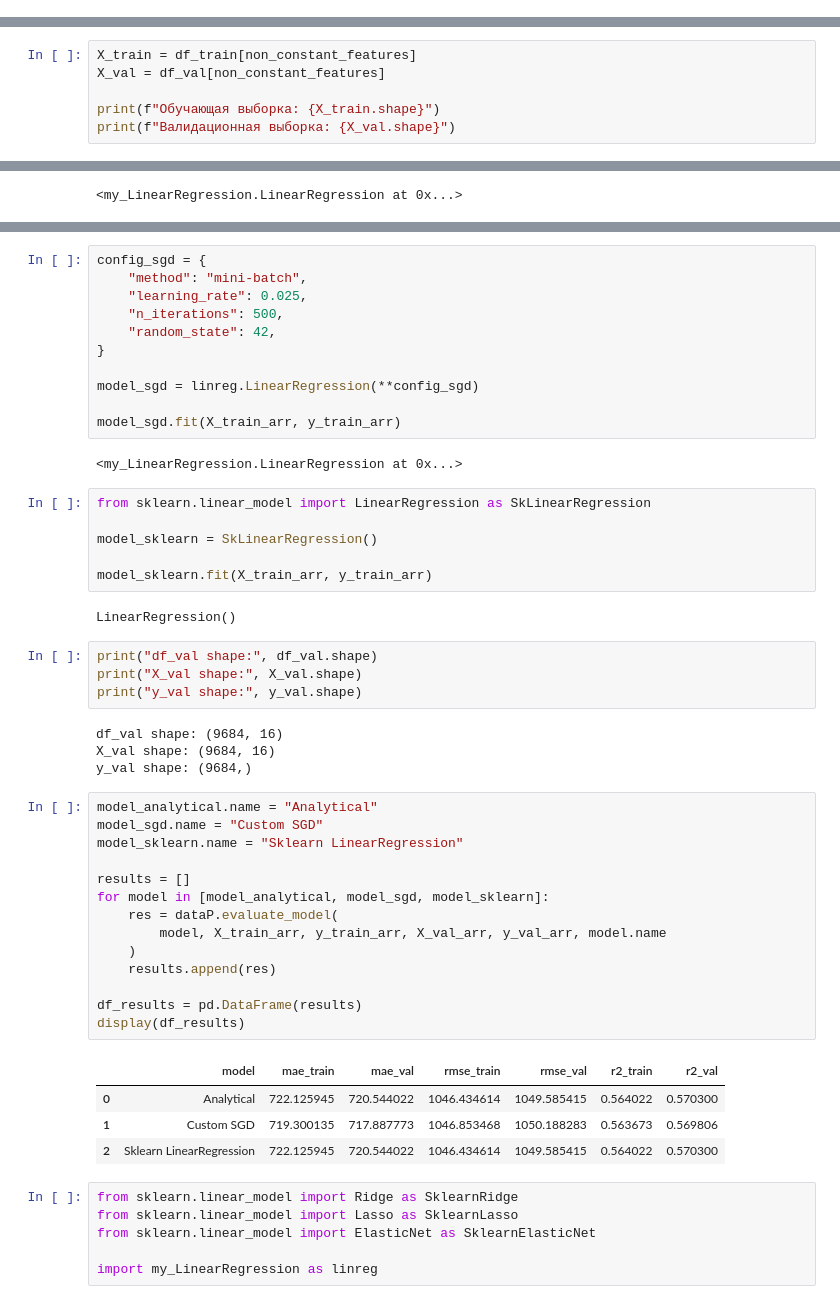
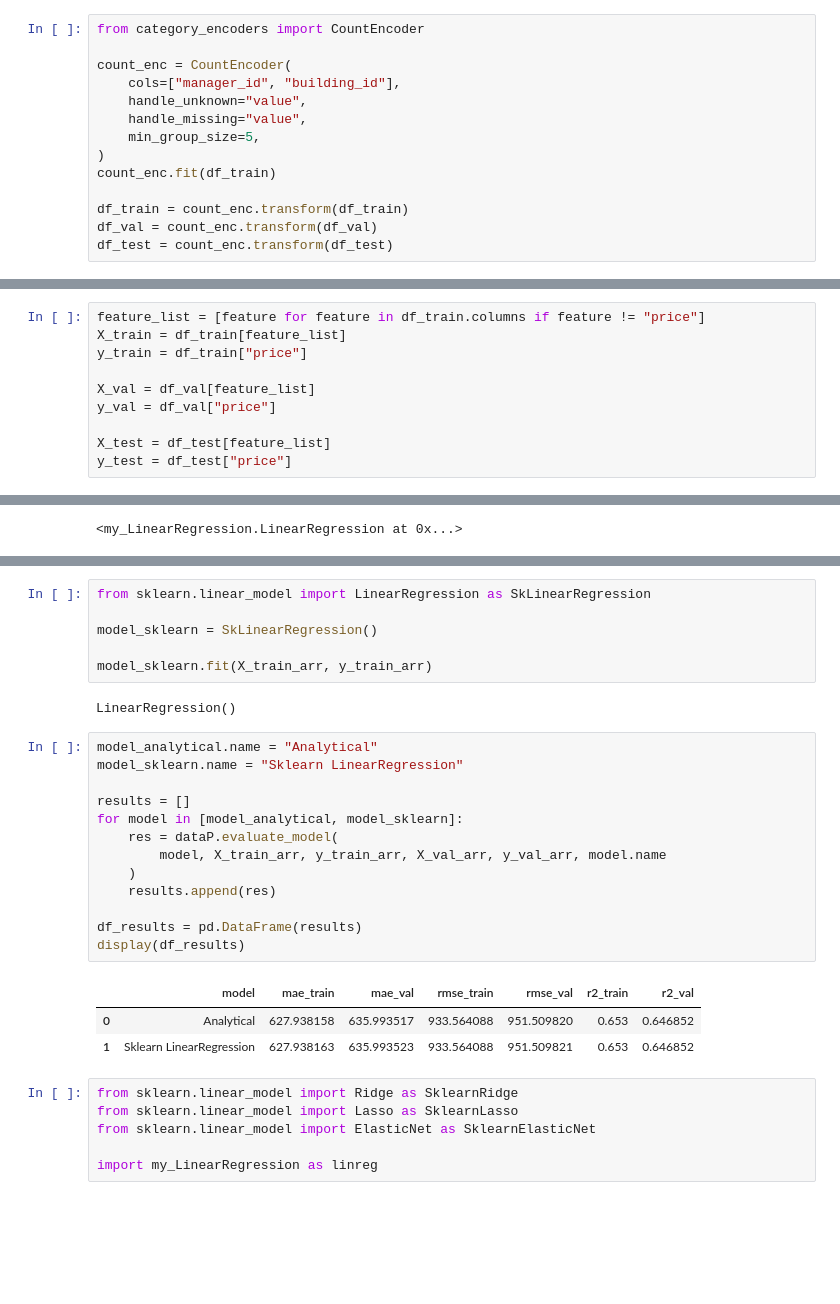
Before and after one commit to VadimGushchin/supervisedlinearregression, a Jupyter notebook: src/ML2.ipynb, the cells around one changed output, grey strips where cells are left out. Cells and saved outputs as stored; diff of their text form; blank space fills up the shorter version.

```diff
--- a/src/ML2.ipynb
+++ b/src/ML2.ipynb
@@ -593,0 +465,14 @@ terrace
+# %%
+from category_encoders import CountEncoder
+
+count_enc = CountEncoder(
+    cols=["manager_id", "building_id"],
+    handle_unknown="value",
+    handle_missing="value",
+    min_group_size=5,
+)
+count_enc.fit(df_train)
+
+df_train = count_enc.transform(df_train)
+df_val = count_enc.transform(df_val)
+df_test = count_enc.transform(df_test)
@@ -594,3 +502,13 @@ terrace
+# %%
+feature_list = [feature for feature in df_train.columns if feature != "price"]
+X_train = df_train[feature_list]
+y_train = df_train["price"]
+
+X_val = df_val[feature_list]
+y_val = df_val["price"]
+
+X_test = df_test[feature_list]
+y_test = df_test["price"]
 # %% [markdown]
 __Детерминированная модель__ — это модель, которая при _одинаковых_ входных данных и гиперпараметрах всегда выдает ___одинаковый результат___. В контексте SGD детерминированность достигается путем фиксации:
 
@@ -612,9 +530,3 @@ $$
 где $SS_{res}$ — _сумма_ квадратов остатков модели, а $SS_{tot}$ — _общая_ дисперсия данных.
 
 Например, начение $R^2$ = 0.8 означает, что модель ___объясняет 80% вариативности___, что является очень хорошим результатом для задач регрессии. В целом, любой результат выше 0.5 принимается как приемлемый.
-# %%
-X_train = df_train[non_constant_features]
-X_val = df_val[non_constant_features]
-
-print(f"Обучающая выборка: {X_train.shape}")
-print(f"Валидационная выборка: {X_val.shape}")
@@ -708,16 +547,3 @@ __Парето-фронт__ - это множество решений, _ни о
-# %%
-config_sgd = {
-    "method": "mini-batch",
-    "learning_rate": 0.025,
-    "n_iterations": 500,
-    "random_state": 42,
-}
-
-model_sgd = linreg.LinearRegression(**config_sgd)
-
-model_sgd.fit(X_train_arr, y_train_arr)
-# %% [output]
-<my_LinearRegression.LinearRegression at 0x...>
 # %%
 from sklearn.linear_model import LinearRegression as SkLinearRegression
 
@@ -726,33 +552,23 @@ model_sklearn = SkLinearRegression()
 model_sklearn.fit(X_train_arr, y_train_arr)
 # %% [output]
 LinearRegression()
-# %%
-print("df_val shape:", df_val.shape)
-print("X_val shape:", X_val.shape)
-print("y_val shape:", y_val.shape)
-# %% [output]
-df_val shape: (9684, 16)
-X_val shape: (9684, 16)
-y_val shape: (9684,)
 # %%
 model_analytical.name = "Analytical"
-model_sgd.name = "Custom SGD"
 model_sklearn.name = "Sklearn LinearRegression"
 
 results = []
-for model in [model_analytical, model_sgd, model_sklearn]:
+for model in [model_analytical, model_sklearn]:
     res = dataP.evaluate_model(
         model, X_train_arr, y_train_arr, X_val_arr, y_val_arr, model.name
     )
     results.append(res)
 
 df_results = pd.DataFrame(results)
 display(df_results)
 # %% [output]
 |  | model | mae_train | mae_val | rmse_train | rmse_val | r2_train | r2_val |
-| 0 | Analytical | 722.125945 | 720.544022 | 1046.434614 | 1049.585415 | 0.564022 | 0.570300 |
-| 1 | Custom SGD | 719.300135 | 717.887773 | 1046.853468 | 1050.188283 | 0.563673 | 0.569806 |
-| 2 | Sklearn LinearRegression | 722.125945 | 720.544022 | 1046.434614 | 1049.585415 | 0.564022 | 0.570300 |
+| 0 | Analytical | 627.938158 | 635.993517 | 933.564088 | 951.509820 | 0.653 | 0.646852 |
+| 1 | Sklearn LinearRegression | 627.938163 | 635.993523 | 933.564088 | 951.509821 | 0.653 | 0.646852 |
 # %%
 from sklearn.linear_model import Ridge as SklearnRidge
 from sklearn.linear_model import Lasso as SklearnLasso
```
Also changed, not shown: parts of 62 cells of this notebook, 5 other files.
